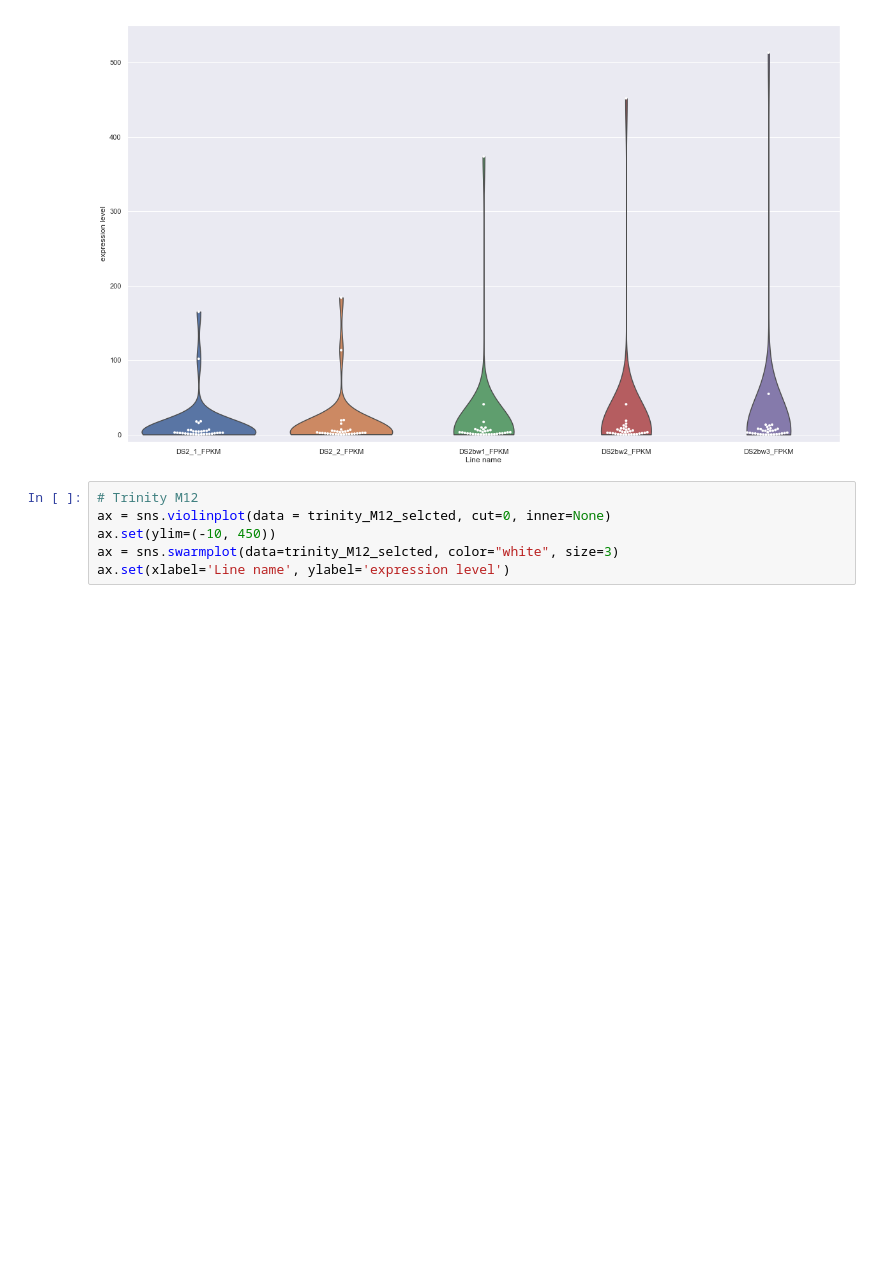
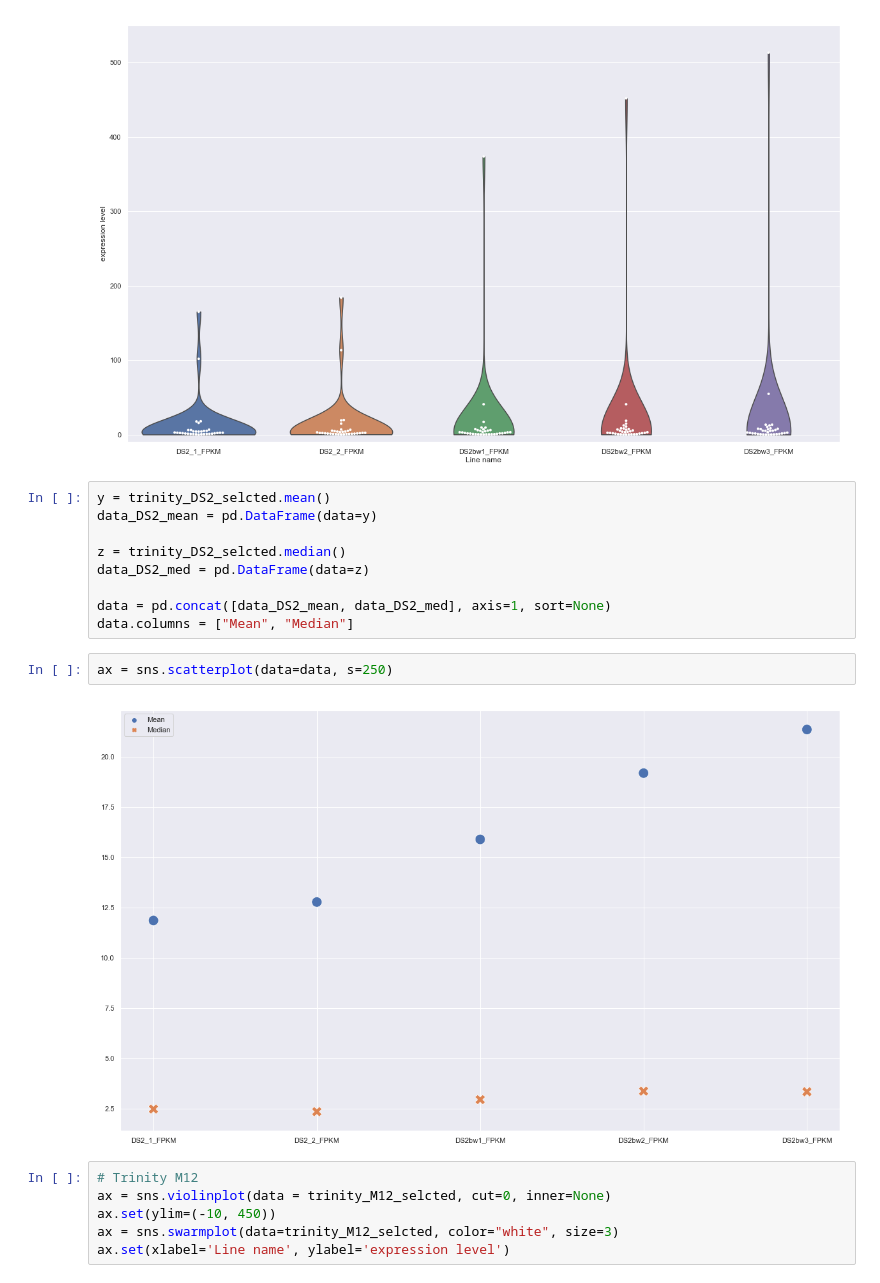
Before and after one commit to Janbinkowski96/transcriptome_analysis, a Jupyter notebook: Analiza.ipynb, the cells around one changed output. Drawn from its saved outputs; the diff is of its cells as text; blank space fills up the shorter version.

Commit message:
parser, api --ready, display and savig data update

```diff
--- a/Analiza.ipynb
+++ b/Analiza.ipynb
@@ -234,6 +240,19 @@ ax.set(xlabel='Line name', ylabel='expression level')
 # %% [output]
 [Text(0, 0.5, 'expression level'), Text(0.5, 0, 'Line name')]
 [figure]
+# %%
+y = trinity_DS2_selcted.mean()
+data_DS2_mean = pd.DataFrame(data=y)
+
+z = trinity_DS2_selcted.median()
+data_DS2_med = pd.DataFrame(data=z)
+
+data = pd.concat([data_DS2_mean, data_DS2_med], axis=1, sort=None)
+data.columns = ["Mean", "Median"]
+# %%
+ax = sns.scatterplot(data=data, s=250)
+# %% [output]
+[figure, added]
 # %%
 # Trinity M12
 ax = sns.violinplot(data = trinity_M12_selcted, cut=0, inner=None)
```
Also changed, not shown: parts of 8 cells of this notebook.
